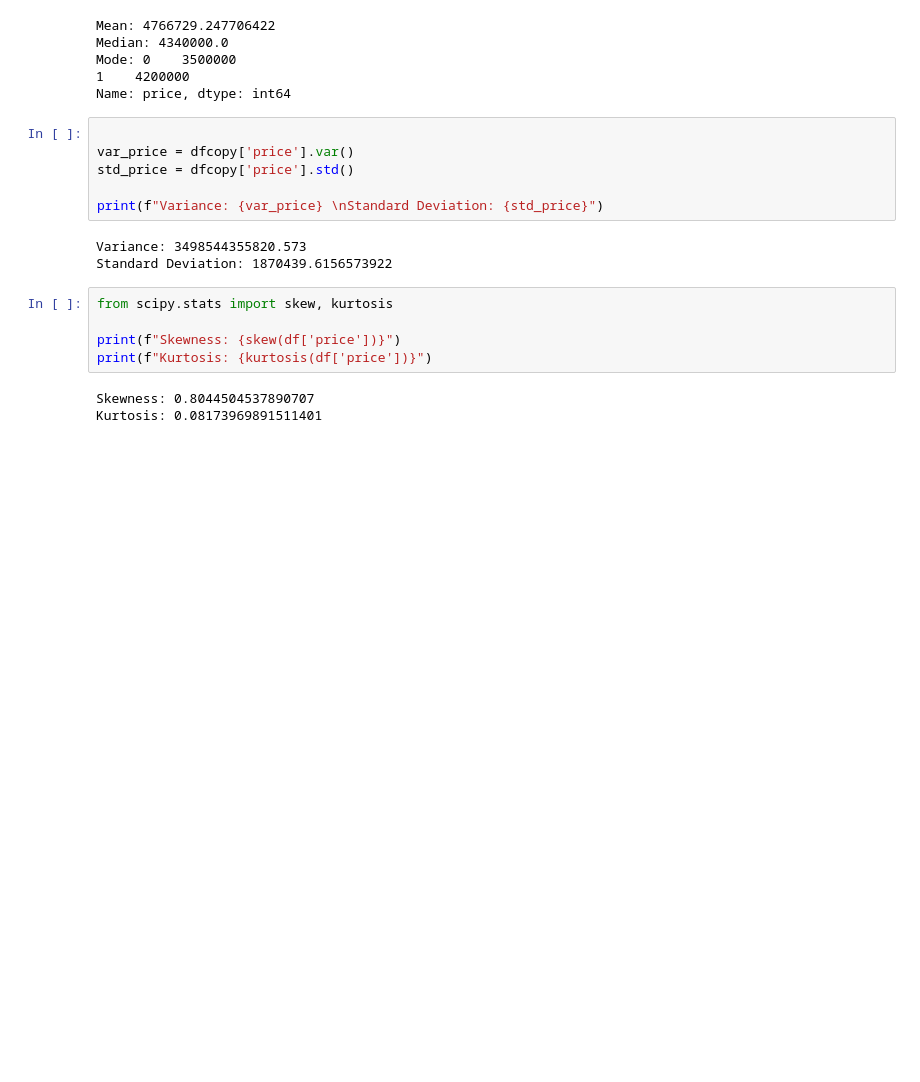
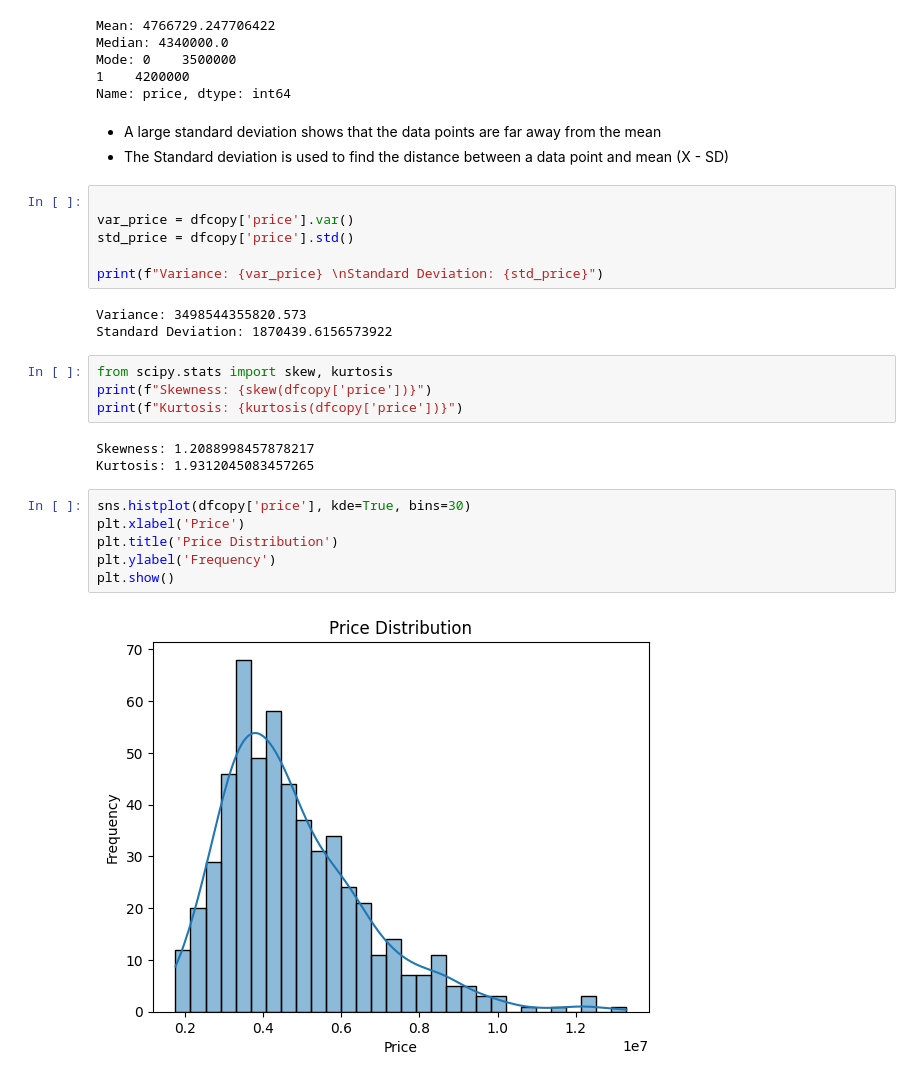
Before and after one commit to lucy-kevin/Housing-data-Analysis, a Jupyter notebook: Housing data Analysis.ipynb, the cells around one changed output. Drawn from its saved outputs; the diff is of its cells as text; blank space fills up the shorter version.

```diff
--- a/Housing data Analysis.ipynb
+++ b/Housing data Analysis.ipynb
@@ -235,6 +235,9 @@ Median: 4340000.0
 Mode: 0    3500000
 1    4200000
 Name: price, dtype: int64
+# %% [markdown]
+- A large standard deviation shows that the data points are far away from the  mean
+- The Standard deviation is used to find the distance between a data point and mean (X - SD)
 # %%
 
 var_price = dfcopy['price'].var()
@@ -246,9 +249,16 @@ Variance: 3498544355820.573
 Standard Deviation: 1870439.6156573922
 # %%
 from scipy.stats import skew, kurtosis
-
-print(f"Skewness: {skew(df['price'])}")
-print(f"Kurtosis: {kurtosis(df['price'])}")
+print(f"Skewness: {skew(dfcopy['price'])}")
+print(f"Kurtosis: {kurtosis(dfcopy['price'])}")
 # %% [output]
-Skewness: 0.8044504537890707
-Kurtosis: 0.08173969891511401
+Skewness: 1.2088998457878217
+Kurtosis: 1.9312045083457265
+# %%
+sns.histplot(dfcopy['price'], kde=True, bins=30)
+plt.xlabel('Price')
+plt.title('Price Distribution')
+plt.ylabel('Frequency')
+plt.show()
+# %% [output]
+[figure, added]
```
Also changed, not shown: parts of 2 cells of this notebook.
